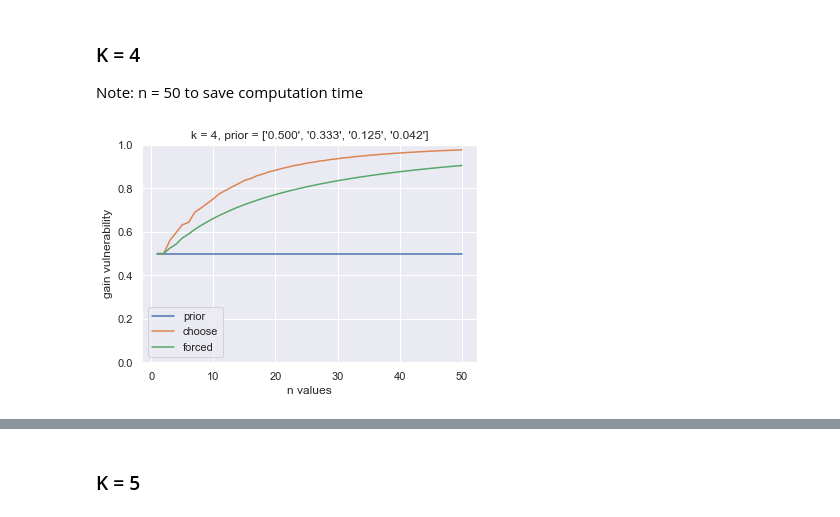
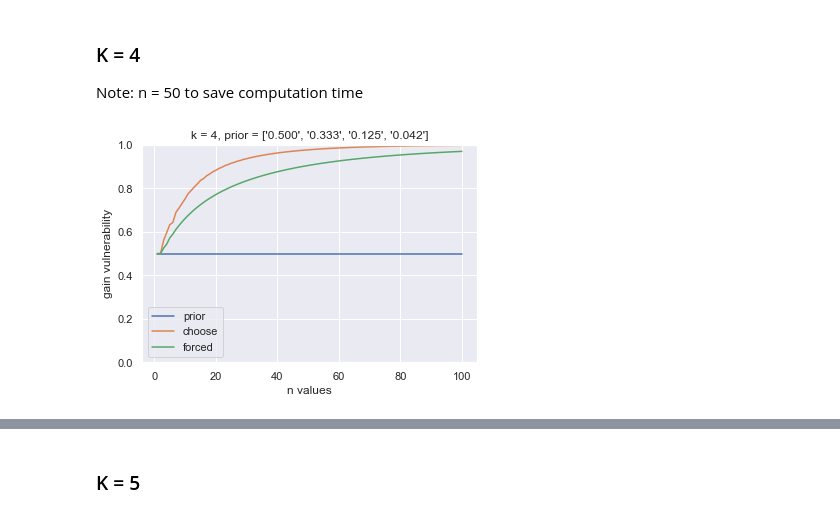
Before and after one commit to majk12/pbv, a Jupyter notebook: gain_choose.ipynb, the cells around one changed output, grey strips where cells are left out. Drawn from its saved outputs; the diff is of its cells as text; code cells hidden in the pictures.

```diff
--- a/gain_choose.ipynb
+++ b/gain_choose.ipynb
@@ -715,8 +733,14 @@ graph_it_prior_choose_forced(100, 3, [.5, .26, .24], df_two_close)
 ### K = 4
 Note: n = 50 to save computation time
 # %%
-df_non_uni_4 = choose_and_forced_prior_post(50, 4, [1/2, 1/3, 1/8, 1/24])
+n = 100
+k = 4
+probs = [1/2, 1/3, 1/8, 1/24]
+# %%
+df_non_uni_4 = choose_and_forced_prior_post(n, k, probs)
+# %%
+graph_it_prior_choose_forced(n, k, probs, df_non_uni_4)
+# %% [output]
+[figure, added]
 # %%
-graph_it_prior_choose_forced(50, 4, [1/2, 1/3, 1/8, 1/24], df_non_uni_4)
+probs = [1/2, 1/6, 1/6, 1/6]
-# %% [output]
-[figure, removed]
```
Also changed, not shown: parts of 11 cells of this notebook.
